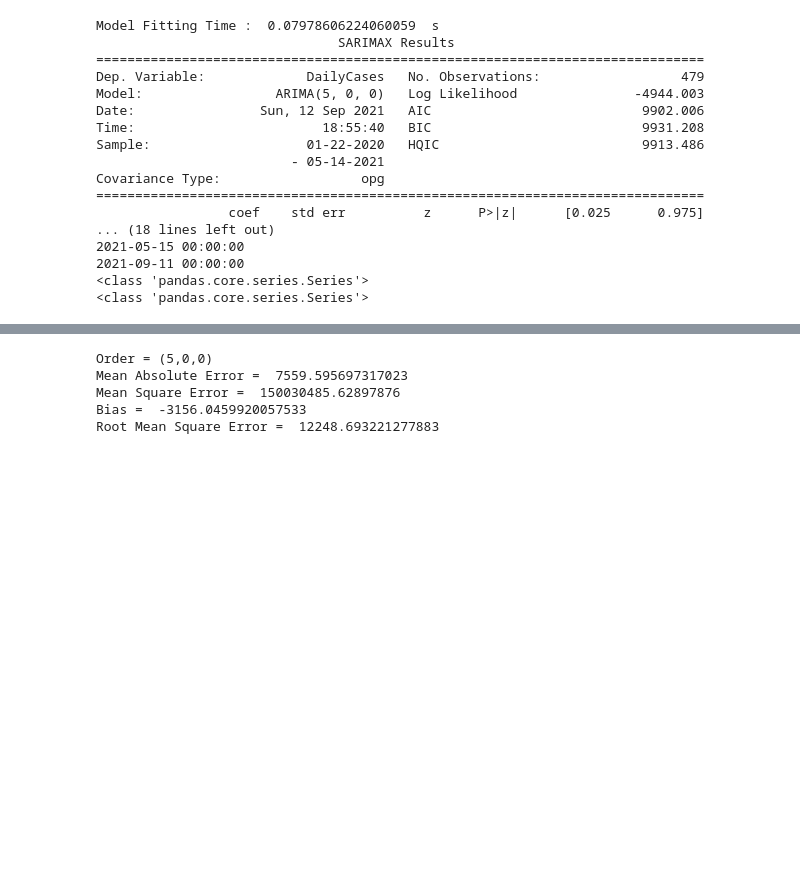
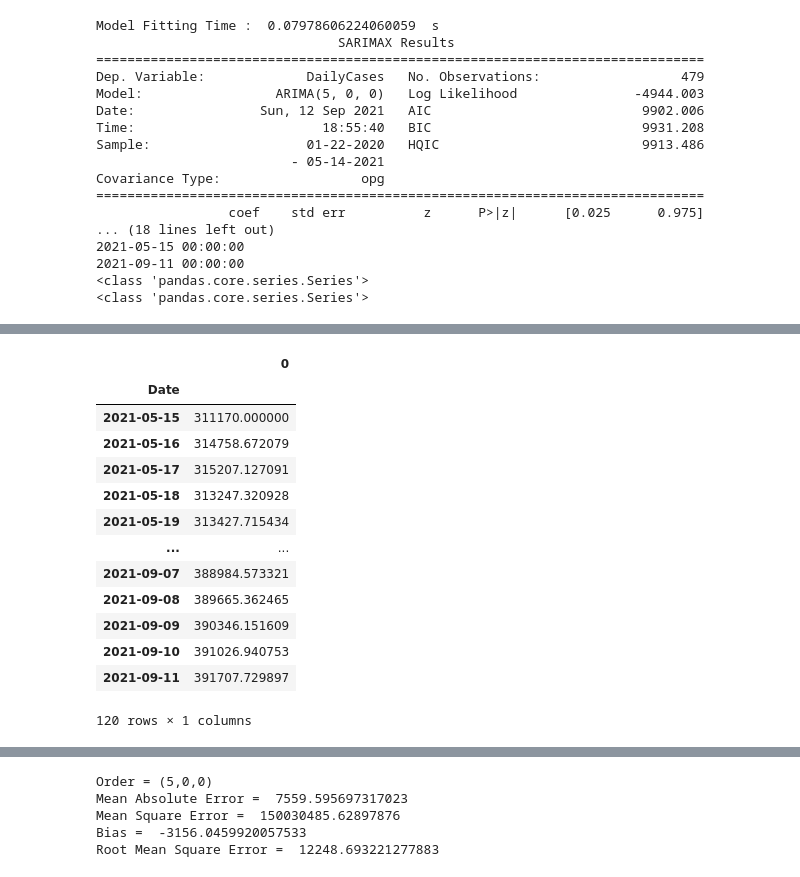
Before and after one commit to absaw/COVID19Analysis, a Jupyter notebook: Code/Time Series Analysis.ipynb, the cells around one changed output, grey strips where cells are left out. Drawn from its saved outputs; the diff is of its cells as text; code cells hidden in the pictures; blank space fills up the shorter version.

```diff
--- a/Code/Time Series Analysis.ipynb
+++ b/Code/Time Series Analysis.ipynb
@@ -537,0 +534,4 @@ def diff_inv(series_diff, first_value):
+# %%
+def diff_inv(series_diff, first_value):
+    series_inverted = np.r_[first_value, series_diff].cumsum().astype('float64')
+    return series_inverted
@@ -537,0 +599,17 @@ def diff_inv(series_diff, first_value):
+# %%
+inv
+# %% [output]
+|  | 0 |
+| Date |  |
+| 2021-05-15 | 311170.000000 |
+| 2021-05-16 | 314758.672079 |
+| 2021-05-17 | 315207.127091 |
+| 2021-05-18 | 313247.320928 |
+| 2021-05-19 | 313427.715434 |
+| ... | ... |
+| 2021-09-07 | 388984.573321 |
+| 2021-09-08 | 389665.362465 |
+| 2021-09-09 | 390346.151609 |
+| 2021-09-10 | 391026.940753 |
+| 2021-09-11 | 391707.729897 |
+120 rows × 1 columns
```
Also changed, not shown: parts of 22 cells of this notebook, 1 other file.
